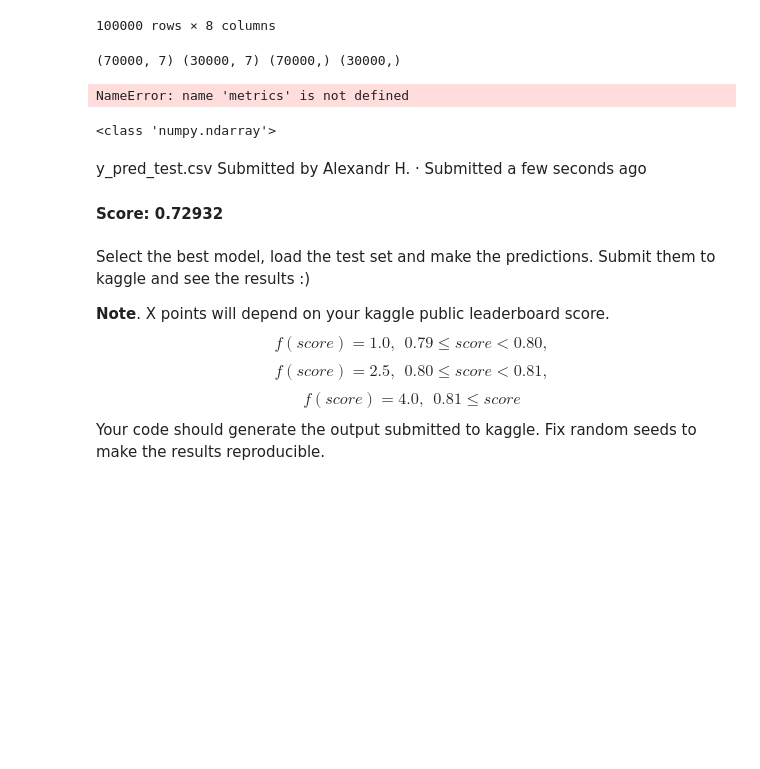
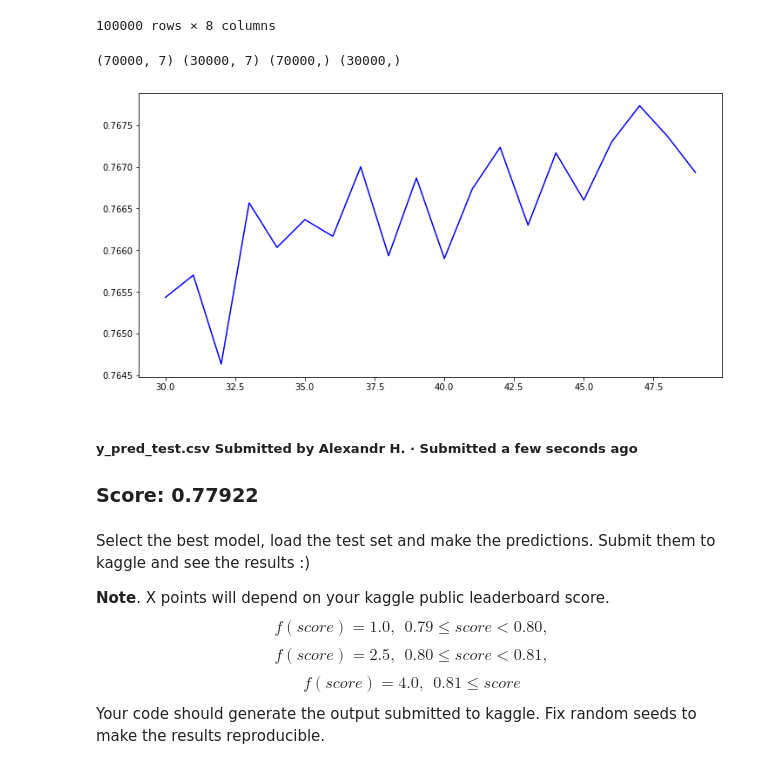
Before and after one commit to wert1999/RSschool, a Jupyter notebook: hw_classification.ipynb, the cells around one changed output. Cells and saved outputs as stored; diff of their text form; code cells hidden in the pictures; blank space fills up the shorter version.

```diff
--- a/hw_classification.ipynb
+++ b/hw_classification.ipynb
@@ -763,21 +763,28 @@ train_data
 # %%
 
 X_data = train_data.iloc[:,1:].values
 y_data = train_data.iloc[:,0].values
+
+sc = StandardScaler()
+X_data = sc.fit_transform(X_data)
+
 X_train, X_test, y_train, y_test = train_test_split(X_data,y_data,test_size=0.3,random_state=42)
+X_train = sc.transform(X_train)
+X_test = sc.transform(X_test)
+
 print(X_train.shape, X_test.shape, y_train.shape, y_test.shape)
-k = range(1,20)
+k = range(30,50)
 acc = []
 for i in k:
     model_knn = KNeighborsClassifier(n_neighbors=i)
     model_knn.fit(X_train, y_train)
     y_pred = model_knn.predict(X_test)
     acc.append(metrics.accuracy_score(y_test,y_pred))
 
 plt.figure(figsize=(12, 6))
 plt.plot(k, acc, 'b-')
 k=np.argmax(acc)
 # %% [output]
 (70000, 7) (30000, 7) (70000,) (30000,)
-NameError: name 'metrics' is not defined
+[figure, added]
 # %%
@@ -799,16 +808,11 @@ y_pred = model_knn.predict(data_test)
-# %%
-print(type(y_pred))
-# %% [output]
-<class 'numpy.ndarray'>
 # %%
 resultFile = open(("y_pred_test.csv"),"wb")
 f = pd.DataFrame(y_pred,columns=['Survived'], index = data_pass).reset_index()
 f.to_csv("y_pred_test.csv",index=False)
 # %% [markdown]
-y_pred_test.csv
-Submitted by Alexandr H. · Submitted a few seconds ago
+##### y_pred_test.csv Submitted by Alexandr H. · Submitted a few seconds ago
 
-#### Score: 0.72932
+### Score: 0.77922
 # %% [markdown]
 Select the best model, load the test set and make the predictions. Submit them to kaggle and see the results :)
 
```
Also changed, not shown: parts of 1 cell of this notebook, 1 other file.
